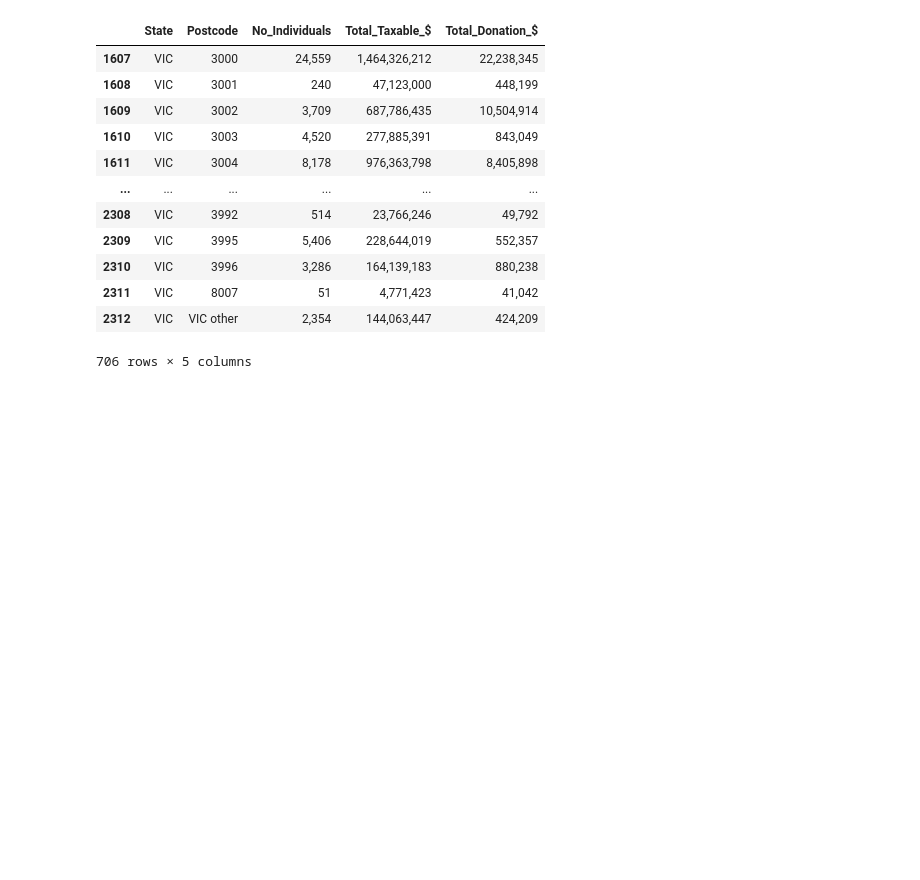
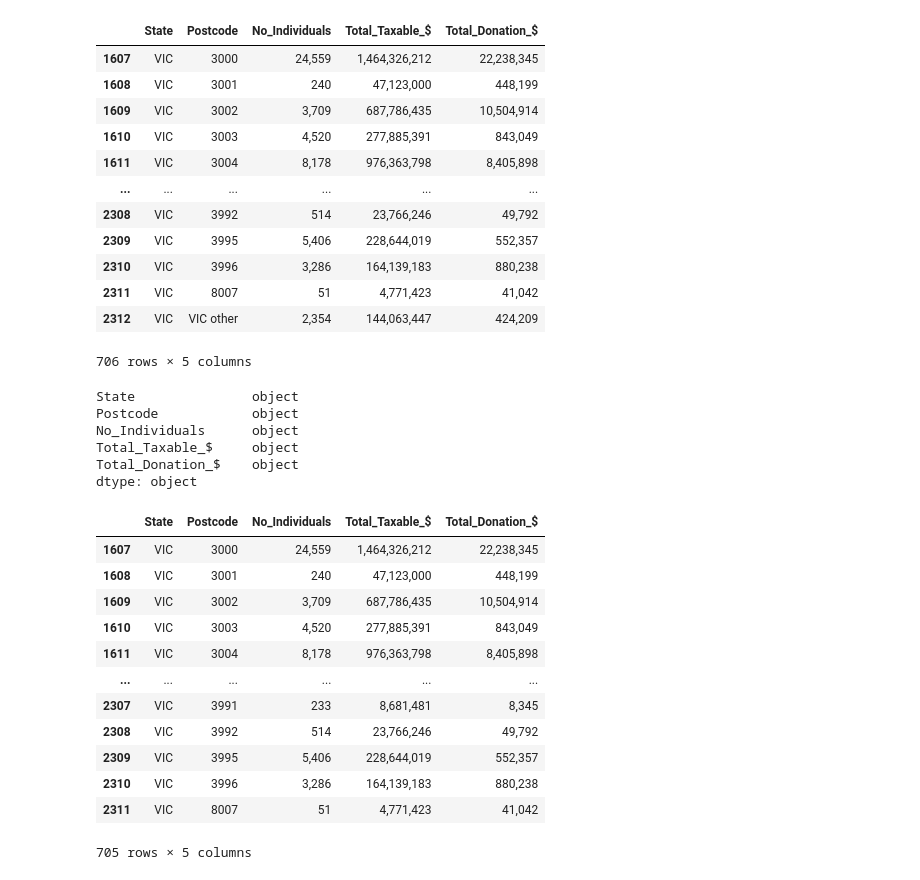
Before and after one commit to lindalevy/Project2_ETL, a Jupyter notebook: Working code/ATO_file_cleanup.ipynb, the cells around one changed output. Cells and saved outputs as stored; diff of their text form; code cells hidden in the pictures; blank space fills up the shorter version.

Commit message:
postcodes longer than 4 now filtered out

```diff
--- a/Working code/ATO_file_cleanup.ipynb
+++ b/Working code/ATO_file_cleanup.ipynb
@@ -118,4 +118,29 @@ VIC_df.dropna()
 | 2312 | VIC | VIC other | 2,354 | 144,063,447 | 424,209 |
 706 rows × 5 columns
 # %%
-VIC_df
+VIC_df.dtypes
+# %% [output]
+State               object
+Postcode            object
+No_Individuals      object
+Total_Taxable_$     object
+Total_Donation_$    object
+dtype: object
+# %%
+#need to remove invalid postcodes (eg last entry, or those fields wiht a length of more than 4)
+ATO_clean_df=VIC_df[VIC_df['Postcode'].str.len()==4]
+ATO_clean_df
+# %% [output]
+|  | State | Postcode | No_Individuals | Total_Taxable_$ | Total_Donation_$ |
+| 1607 | VIC | 3000 | 24,559 | 1,464,326,212 | 22,238,345 |
+| 1608 | VIC | 3001 | 240 | 47,123,000 | 448,199 |
+| 1609 | VIC | 3002 | 3,709 | 687,786,435 | 10,504,914 |
+| 1610 | VIC | 3003 | 4,520 | 277,885,391 | 843,049 |
+| 1611 | VIC | 3004 | 8,178 | 976,363,798 | 8,405,898 |
+| ... | ... | ... | ... | ... | ... |
+| 2307 | VIC | 3991 | 233 | 8,681,481 | 8,345 |
+| 2308 | VIC | 3992 | 514 | 23,766,246 | 49,792 |
+| 2309 | VIC | 3995 | 5,406 | 228,644,019 | 552,357 |
+| 2310 | VIC | 3996 | 3,286 | 164,139,183 | 880,238 |
+| 2311 | VIC | 8007 | 51 | 4,771,423 | 41,042 |
+705 rows × 5 columns
```
